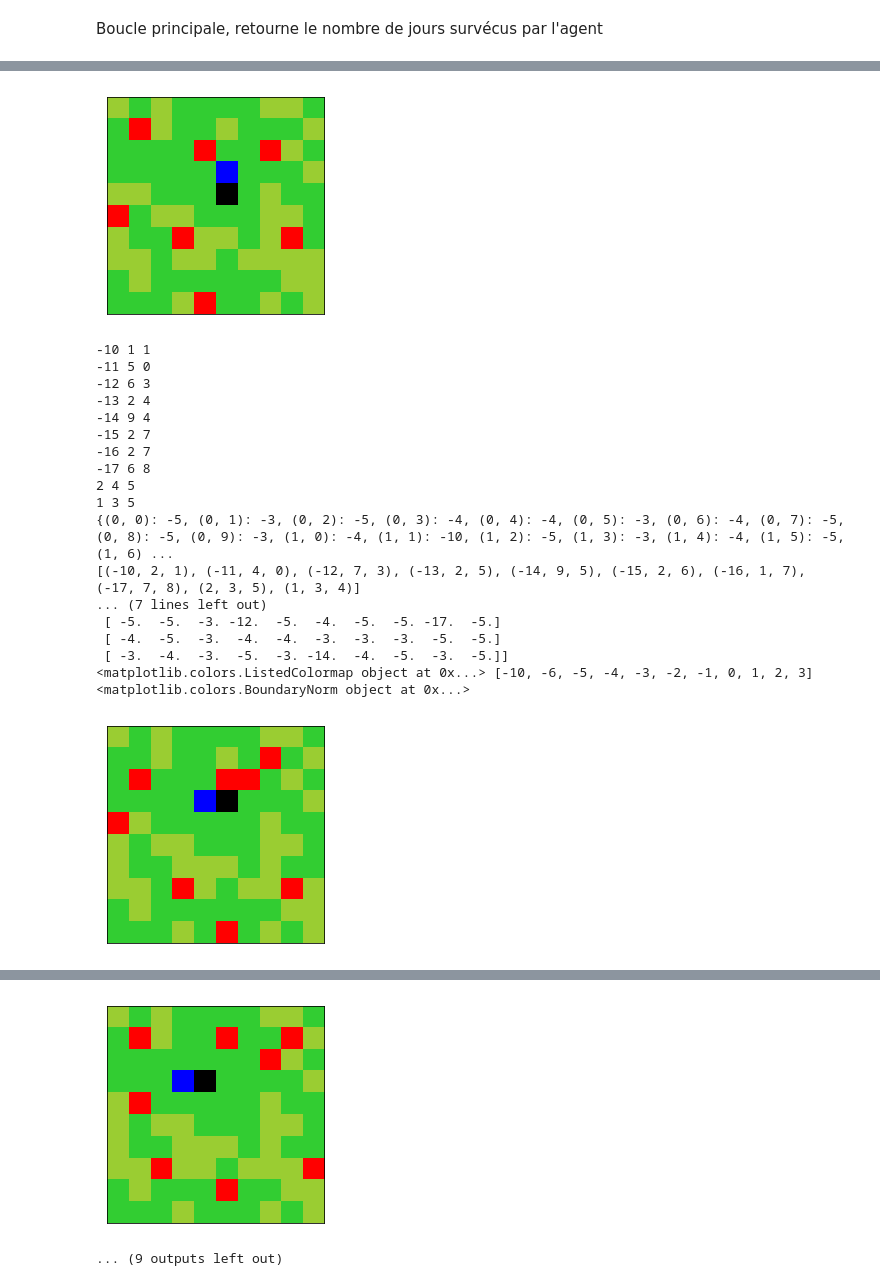
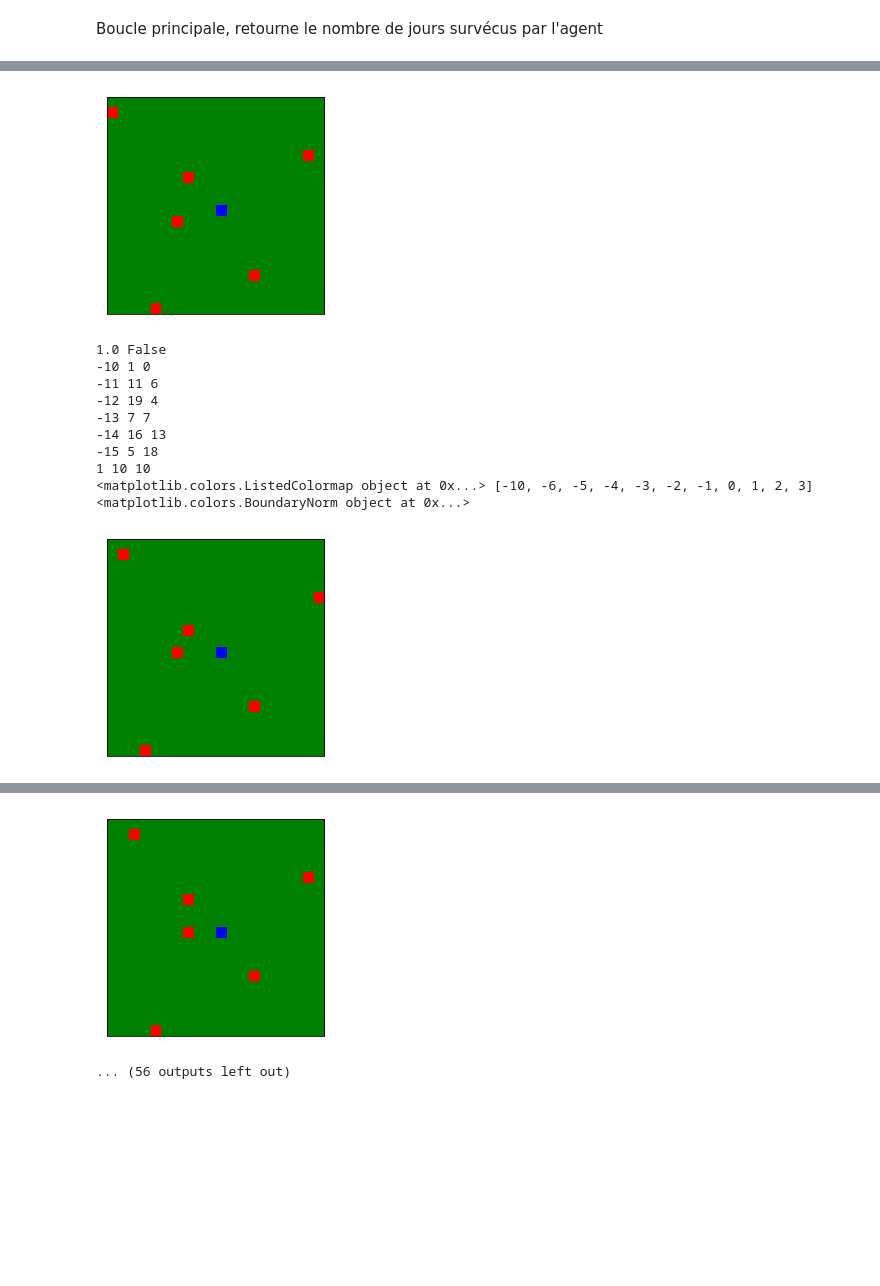
Before and after one commit to are-mipiA1A2/survie, a Jupyter notebook: Are Code V3.2.ipynb, the cells around one changed output, grey strips where cells are left out. Cells and saved outputs as stored; diff of their text form; code cells hidden in the pictures; blank space fills up the shorter version.

```diff
--- a/Are Code V3.2.ipynb
+++ b/Are Code V3.2.ipynb
@@ -422,20 +422,24 @@ generation_matrice(30,0.4,5)
   (-3, 29, 28),
   (-3, 29, 29)])
 # %%
-def dessin(L,Lenv,taille):
+def dessin(L,Lenv,taille,L_posod):
 
     mat=np.zeros((taille,taille))
     for j in range (0,len(Lenv)):
         num,cori,corj=Lenv[j]
         mat[cori,corj]=num
 
+    for j in range (0,len(L_posod)):
+        num,cori,corj=L_posod[j]
+        mat[cori,corj]=num
+
     for i in range(0,len(L)):
         num,cori,corj=L[i]
         mat[cori,corj]=num
 
-    print(mat)
 
-    cmap = colors.ListedColormap(['red','black','yellowgreen','limegreen', 'olive', 'orange','darkorange',
+
+    cmap = colors.ListedColormap(['red','green','green','green', 'green', 'orange','darkorange',
                                   'goldenrod','blue','black','black'])
     bounds = [-10,-6,-5,-4, -3, -2, -1, 0, 1,2,3]
     norm = colors.BoundaryNorm(bounds, cmap.N)
@@ -639,8 +647,8 @@ def deplacements(chang,L_pos,taille,L_env):
 # %%
-def simul_depla(L_env,L,change,taille):
+def simul_depla(L_env,L,change,taille,j,L_posod):
 
-    L , Combat = deplacements(change,L,taille,L_env)
-    dessin(L,L_env,taille)
+    L , Combat , L_posod = deplacements(change,L,taille,L_env,j,L_posod)
+    dessin(L,L_env,taille, L_posod)
 
 
-    return L,Combat
+    return L,Combat,L_posod
@@ -659,11 +655,3 @@ NameError: name 'carto' is not defined
-# %%
-b=0
-c=0
-while b<3:
-    b=b+1
-    a=carto(True,a,b)
-    if c==1:
-        time.sleep(1)
 # %% [markdown]
 # Simulations
 # %% [markdown]
@@ -712,8 +700,9 @@ def simulation_survie(agent,biome,predateur,taille):
     p_s_10=p_s
 
 
+    L_posod=[]
     L_pos,L_env = generation_matrice (taille, p_e, nb_p)
-    print(L_pos,"ini")
+
 
     while sante > 0 and sauve != True:
 
@@ -721,7 +710,7 @@ def simulation_survie(agent,biome,predateur,taille):
         chang=False
         jour_r , abri , sauve , source_inf = construction_abri(capadap , source_inf , vegr , veg , p_v , jour_r , abri)
 
-        if jour_r==0:
+        if vegr==0:
             chang=True
 
         sourceinf , hydrat  = trouver_eau(p_e , capadap , source_inf , hydrat)
@@ -748,13 +737,13 @@ def simulation_survie(agent,biome,predateur,taille):
         sante_fct_hydr_alim_p(alimentation_p, hydrat_p, sante_p)
 
 
-        L_pos , Combat = simul_depla(L_env,L_pos,chang,taille)
+        L_pos , Combat ,L_posod = simul_depla(L_env,L_pos,chang,taille,j,L_posod)
 
 
         if Combat == True:
             res = combat_p_h(force,capadap,dang_p,)
-            sante_p = alimentation, sante, alimentation_p, sante_p , c = sante_apres_combat(res,alimentation,sante,alimentation_p,sante_p)
-
+            sante_p = alimentation, sante, alimentation_p, sante_p , b = sante_apres_combat(res,alimentation,sante,alimentation_p,sante_p)
+            print(b)
         Lsante.append(sante)
         Leau.append(hydrat)
         #Définition de la capacité de survie a x jour
@@ -770,7 +759,7 @@ def simulation_survie(agent,biome,predateur,taille):
         j=j+1
 
 
-
+        print(sante,Combat)
     #print(model(j,Lsante),Lsante)
     if sauve==True:
         c="Sauvé!"
@@ -789,3 +776,3 @@ test(4,"professionnel","Amazonie")
 # %%
-simulation_survie("moyen","Amazonie","jaguar",10)
+simulation_survie("moyen","Amazonie","jaguar",20)
 # %% [output]
@@ -862,20 +816,12 @@ simulation_survie("moyen","Amazonie","jaguar",10)
 <matplotlib.colors.ListedColormap object at 0x...> [-10, -6, -5, -4, -3, -2, -1, 0, 1, 2, 3] <matplotlib.colors.BoundaryNorm object at 0x...>
-[figure, old version]
+[figure, new version]
--10 1 1
--11 5 0
--12 6 3
--13 2 4
--14 9 4
--15 2 7
--16 2 7
--17 6 8
-2 4 5
-1 3 5
-{(0, 0): -5, (0, 1): -3, (0, 2): -5, (0, 3): -4, (0, 4): -4, (0, 5): -3, (0, 6): -4, (0, 7): -5, (0, 8): -5, (0, 9): -3, (1, 0): -4, (1, 1): -10, (1, 2): -5, (1, 3): -3, (1, 4): -4, (1, 5): -5, (1, 6) ...
-[(-10, 2, 1), (-11, 4, 0), (-12, 7, 3), (-13, 2, 5), (-14, 9, 5), (-15, 2, 6), (-16, 1, 7), (-17, 7, 8), (2, 3, 5), (1, 3, 4)]
-... (7 lines left out)
- [ -5.  -5.  -3. -12.  -5.  -4.  -5.  -5. -17.  -5.]
- [ -4.  -5.  -3.  -4.  -4.  -3.  -3.  -3.  -5.  -5.]
- [ -3.  -4.  -3.  -5.  -3. -14.  -4.  -5.  -3.  -5.]]
+1.0 False
+-10 1 0
+-11 11 6
+-12 19 4
+-13 7 7
+-14 16 13
+-15 5 18
+1 10 10
 <matplotlib.colors.ListedColormap object at 0x...> [-10, -6, -5, -4, -3, -2, -1, 0, 1, 2, 3] <matplotlib.colors.BoundaryNorm object at 0x...>
-[figure, old version]
+[figure, new version]
@@ -898,3 +836,3 @@ simulation_survie("moyen","Amazonie","jaguar",10)
 <matplotlib.colors.ListedColormap object at 0x...> [-10, -6, -5, -4, -3, -2, -1, 0, 1, 2, 3] <matplotlib.colors.BoundaryNorm object at 0x...>
-[figure, old version]
+[figure, new version]
-... (9 outputs left out)
+... (56 outputs left out)
```
Also changed, not shown: parts of 11 cells of this notebook.
